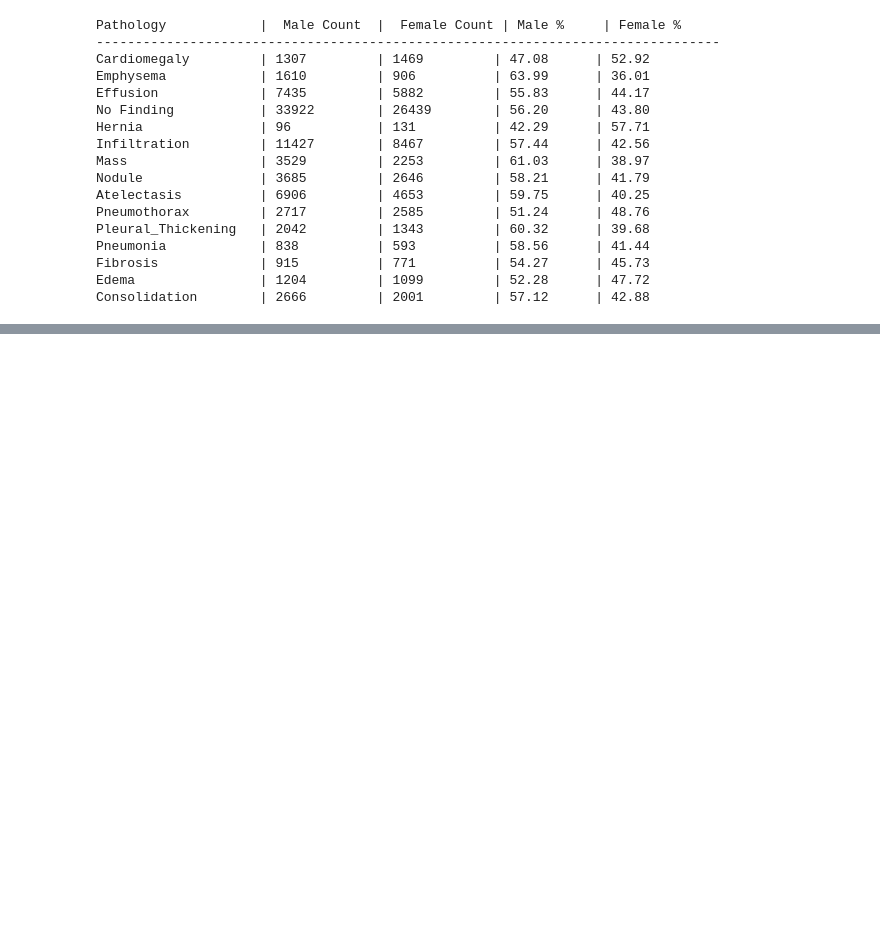
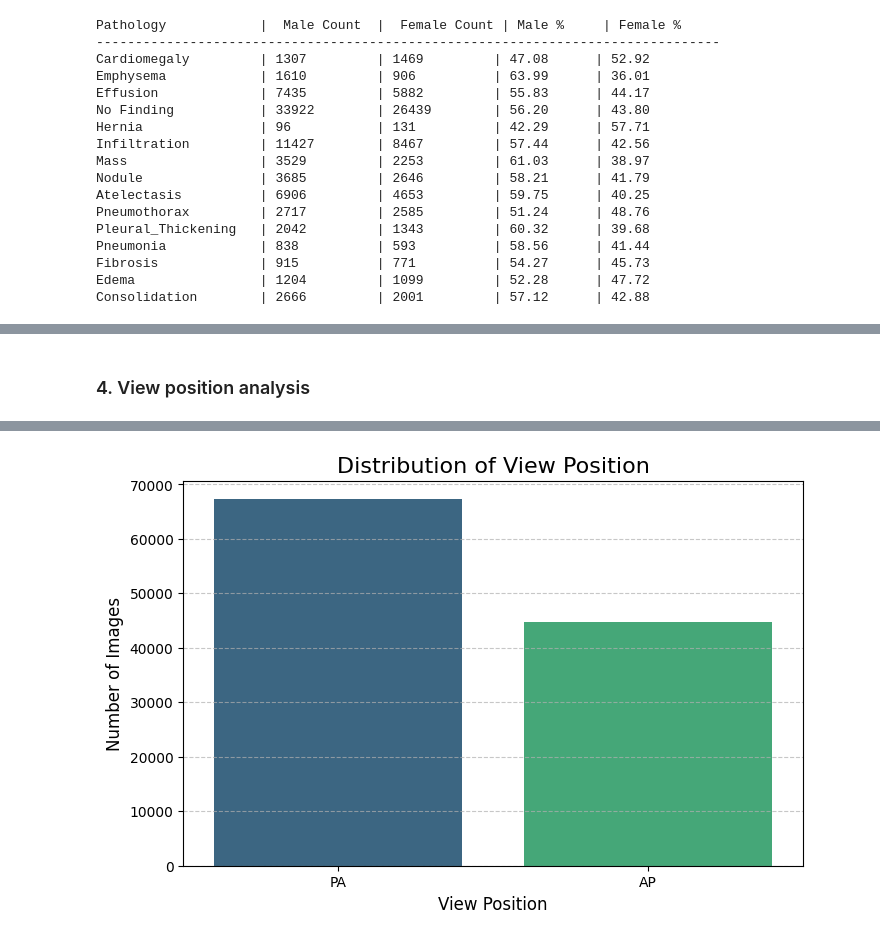
Before and after one commit to psiku/dnn-cxr-diagnostics, a Jupyter notebook: cxr-training-pipeline/notebooks/01_eda/cxr8_metadata_analysis.ipynb, the cells around one changed output, grey strips where cells are left out. Drawn from its saved outputs; the diff is of its cells as text; code cells hidden in the pictures; blank space fills up the shorter version.

```diff
--- a/cxr-training-pipeline/notebooks/01_eda/cxr8_metadata_analysis.ipynb
+++ b/cxr-training-pipeline/notebooks/01_eda/cxr8_metadata_analysis.ipynb
@@ -385,0 +458,13 @@ plt.show()
+# %% [markdown]
+### 4. View position analysis
+# %%
+vp = metadata['view_position'].value_counts()
+
+plt.figure(figsize=(8, 5))
+sns.barplot(x=vp.index, y=vp.values, palette='viridis')
+plt.title("Distribution of View Position", fontsize=16)
+plt.xlabel("View Position", fontsize=12)
+plt.ylabel("Number of Images", fontsize=12)
+plt.grid(axis='y', linestyle='--', alpha=0.7)
+plt.show()
+# %% [output]
@@ -385,0 +472 @@ plt.show()
+[figure, added]
```
Also changed, not shown: parts of 13 cells of this notebook.
